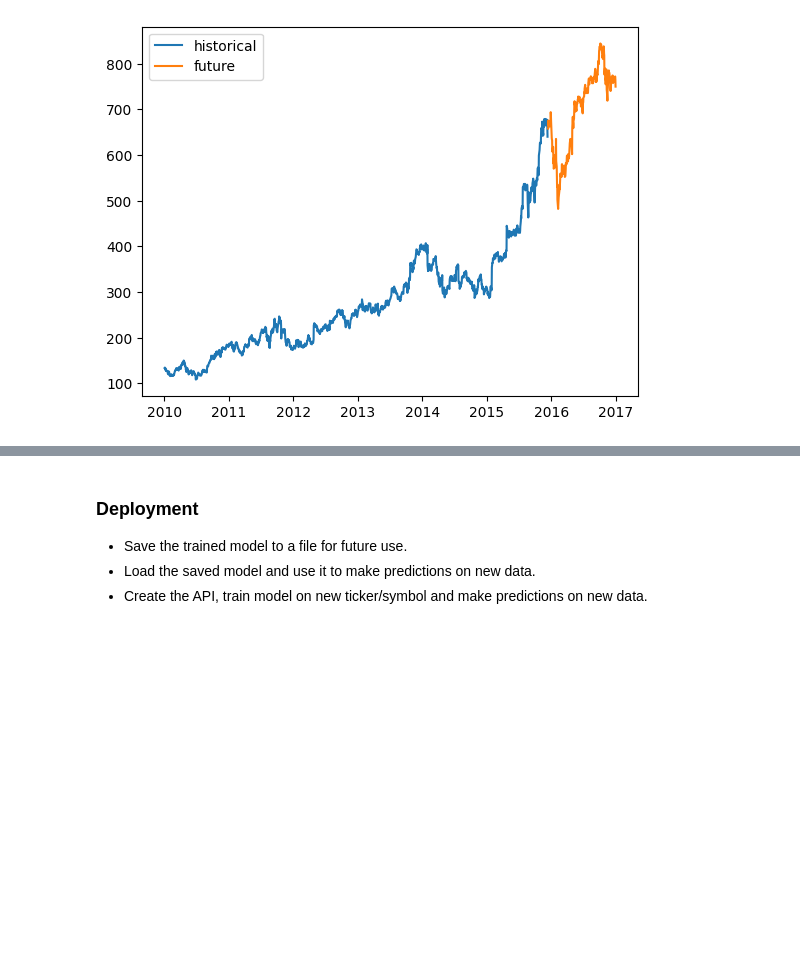
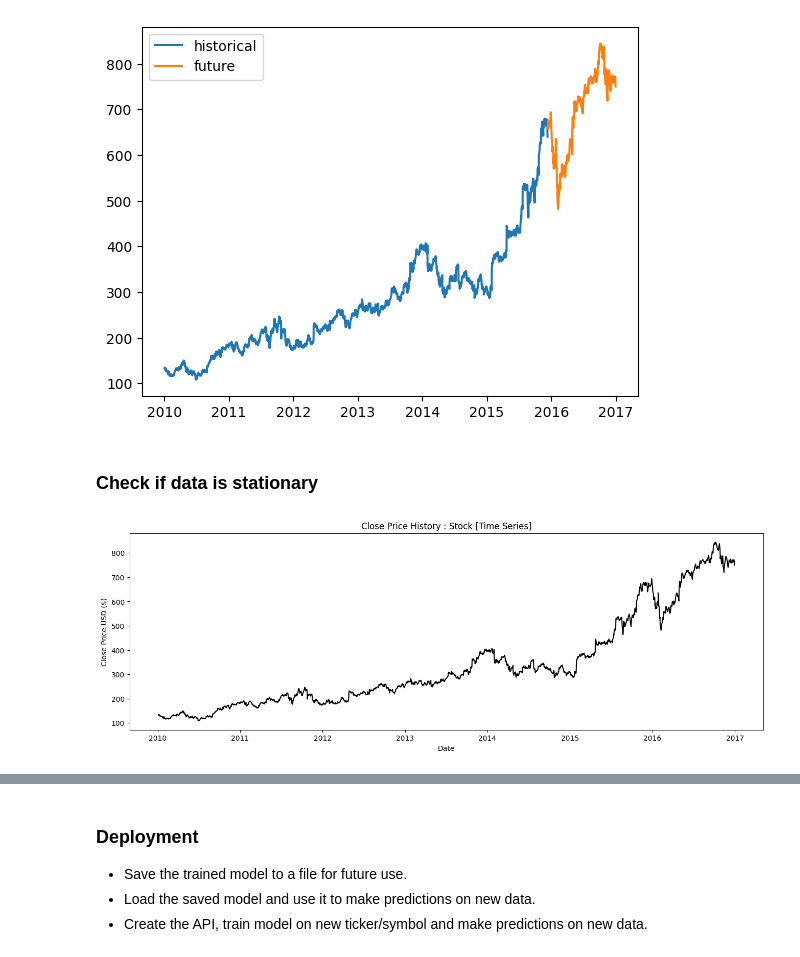
Before and after one commit to hardikszaveri/StockPriceForecasting, a Jupyter notebook: stock_price_forecasting.ipynb, the cells around one changed output, grey strips where cells are left out. Drawn from its saved outputs; the diff is of its cells as text; code cells hidden in the pictures; blank space fills up the shorter version.

```diff
--- a/stock_price_forecasting.ipynb
+++ b/stock_price_forecasting.ipynb
@@ -512,3 +521,15 @@ plt.plot(X_test['close'], label = 'future')
 plt.legend();
 # %% [output]
 [figure]
+# %% [markdown]
+### Check if data is stationary
+# %%
+# Time Series Plot #
+plt.figure(figsize=(16,5))
+plt.plot(stock['close'], 'k')
+plt.title('Close Price History : Stock [Time Series]')
+plt.xlabel('Date')
+plt.ylabel('Close Price USD ($)')
+plt.show()
+# %% [output]
+[figure, added]
```
Also changed, not shown: parts of 43 cells of this notebook.
